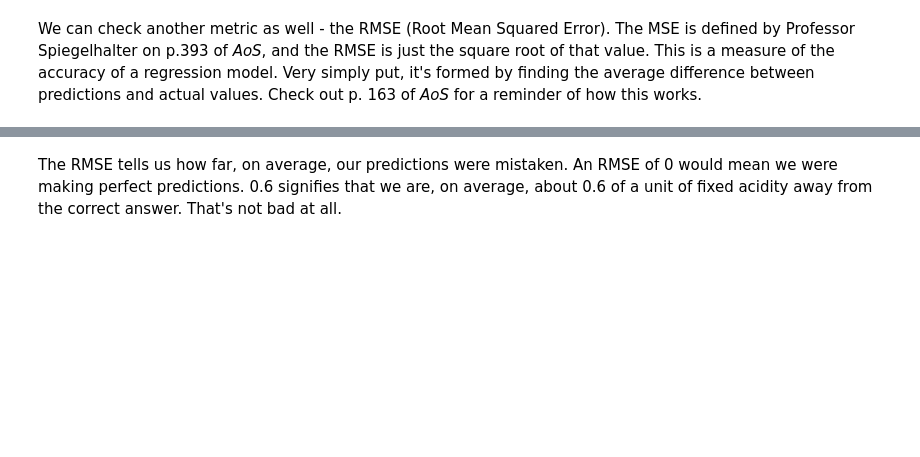
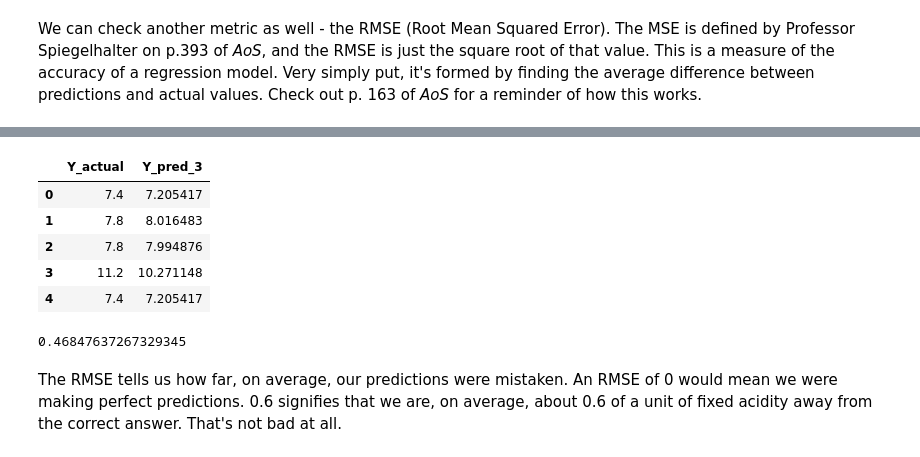
Before and after one commit to dqminhv/Springboard_Unit_11.4.1_Case_Study_Linear_Regression_1, a Jupyter notebook: 11.4.1 Case Study - Linear Regression/Springboard Regression Case Study - the Red Wine Dataset - Tier 3.ipynb, the cells around one changed output, grey strips where cells are left out. Cells and saved outputs as stored; diff of their text form; code cells hidden in the pictures; blank space fills up the shorter version.

```diff
--- a/11.4.1 Case Study - Linear Regression/Springboard Regression Case Study - the Red Wine Dataset - Tier 3.ipynb
+++ b/11.4.1 Case Study - Linear Regression/Springboard Regression Case Study - the Red Wine Dataset - Tier 3.ipynb
@@ -438,6 +461,8 @@ _ _ _
 # %%
 # Get predictions from rModel3
-_ _ _
+Y_pred_3 = rModel_3.predict(X)
 
 # Put the predictions & actual values into a dataframe
-_ _ _
+rModel_3_df = y
+rModel_3_df['Y_pred_3'] = Y_pred_3
+rModel_3_df.rename(columns={'fixed.acidity': 'Y_actual'}, inplace=True)
@@ -444,3 +479,16 @@ _ _ _
+# %%
+rModel_3_df.head()
+# %% [output]
+|  | Y_actual | Y_pred_3 |
+| 0 | 7.4 | 7.205417 |
+| 1 | 7.8 | 8.016483 |
+| 2 | 7.8 | 7.994876 |
+| 3 | 11.2 | 10.271148 |
+| 4 | 7.4 | 7.205417 |
+# %%
+RMSE(rModel_3_df['Y_actual'], rModel_3_df['Y_pred_3'])
+# %% [output]
+0.46847637267329345
 # %% [markdown]
 The RMSE tells us how far, on average, our predictions were mistaken. An RMSE of 0 would mean we were making perfect predictions. 0.6 signifies that we are, on average, about 0.6 of a unit of fixed acidity away from the correct answer. That's not bad at all.
 # %% [markdown]
```
Also changed, not shown: parts of 7 cells of this notebook.
